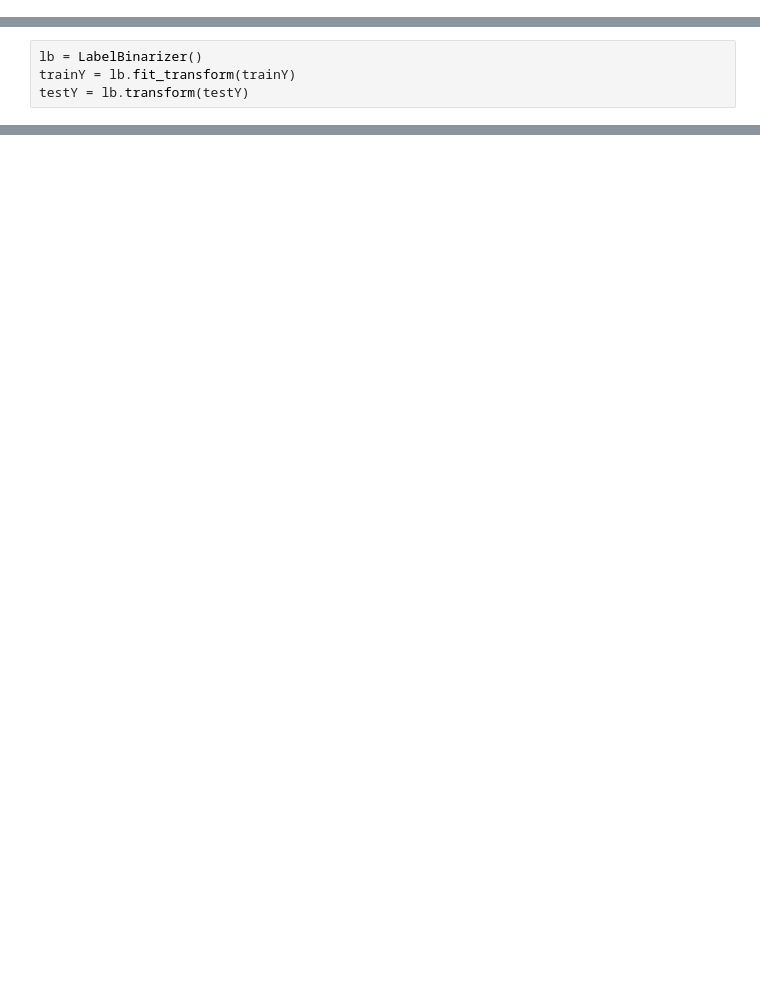
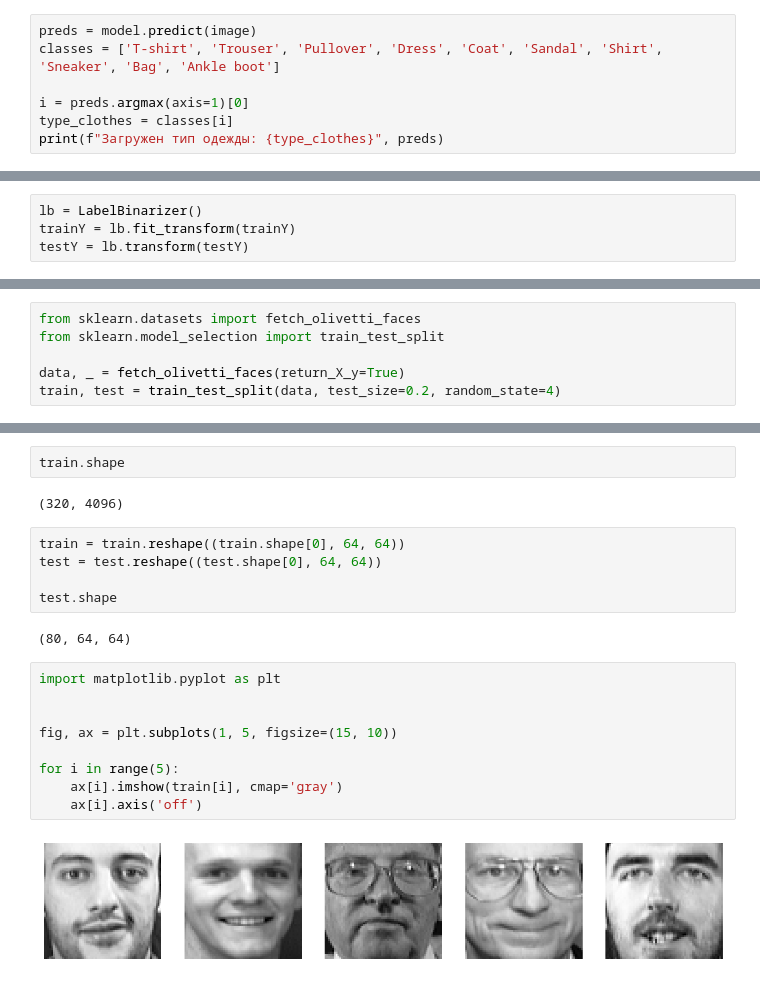
Before and after one commit to nadya-az/artificial_neural_networks, a Jupyter notebook: Практическая_работа_№3.ipynb, the cells around one changed output, grey strips where cells are left out. Saved outputs shown, nothing was run; the diff lists cells and outputs as text; blank space fills up the shorter version.

```diff
--- a/Практическая_работа_№3.ipynb
+++ b/Практическая_работа_№3.ipynb
@@ -164,0 +217,7 @@ print(f"Загружен тип одежды: {i}")
+# %%
+preds = model.predict(image)
+classes = ['T-shirt', 'Trouser', 'Pullover', 'Dress', 'Coat', 'Sandal', 'Shirt', 'Sneaker', 'Bag', 'Ankle boot']
+
+i = preds.argmax(axis=1)[0]
+type_clothes = classes[i]
+print(f"Загружен тип одежды: {type_clothes}", preds)
@@ -278,0 +502,6 @@ _________________________________________________________________
+# %%
+from sklearn.datasets import fetch_olivetti_faces
+from sklearn.model_selection import train_test_split
+
+data, _ = fetch_olivetti_faces(return_X_y=True)
+train, test = train_test_split(data, test_size=0.2, random_state=4)
@@ -278,0 +510,22 @@ _________________________________________________________________
+# %%
+train.shape
+# %% [output]
+(320, 4096)
+# %%
+train = train.reshape((train.shape[0], 64, 64))
+test = test.reshape((test.shape[0], 64, 64))
+
+test.shape
+# %% [output]
+(80, 64, 64)
+# %%
+import matplotlib.pyplot as plt
+
+
+fig, ax = plt.subplots(1, 5, figsize=(15, 10))
+
+for i in range(5):
+    ax[i].imshow(train[i], cmap='gray')
+    ax[i].axis('off')
+# %% [output]
+[figure, added]
```
Also changed, not shown: parts of 59 cells of this notebook.
